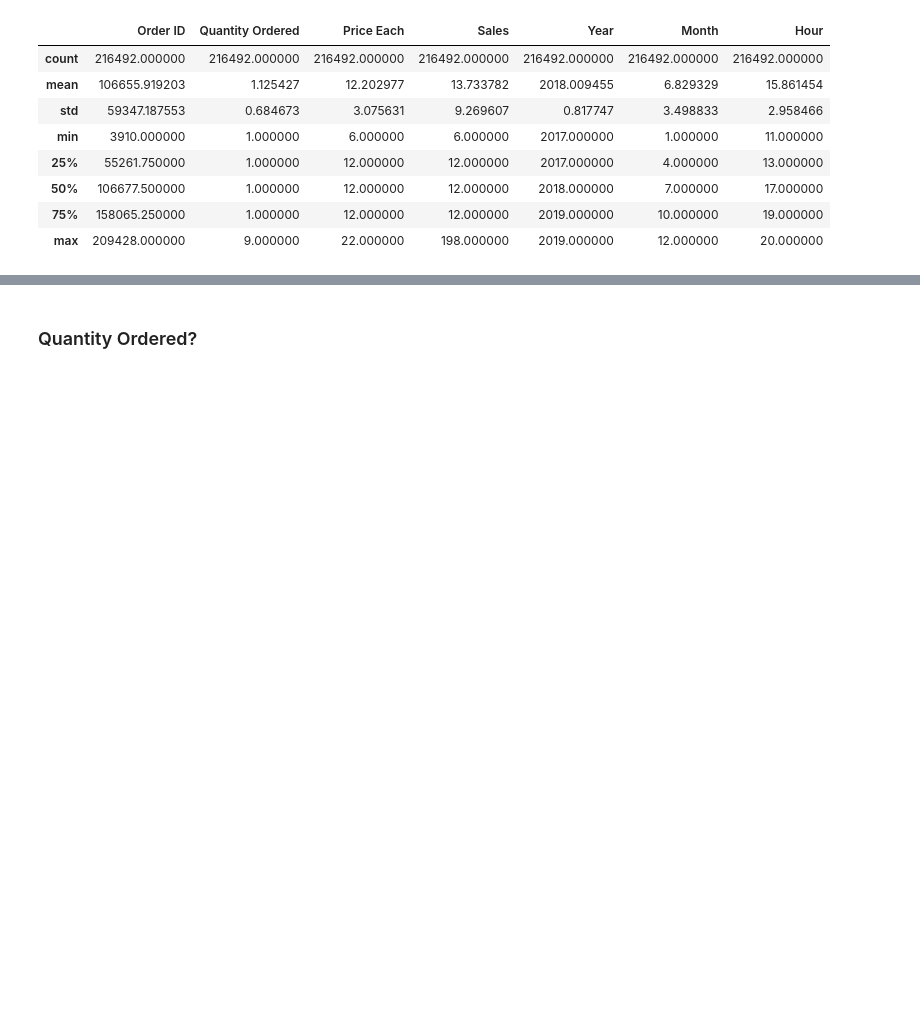
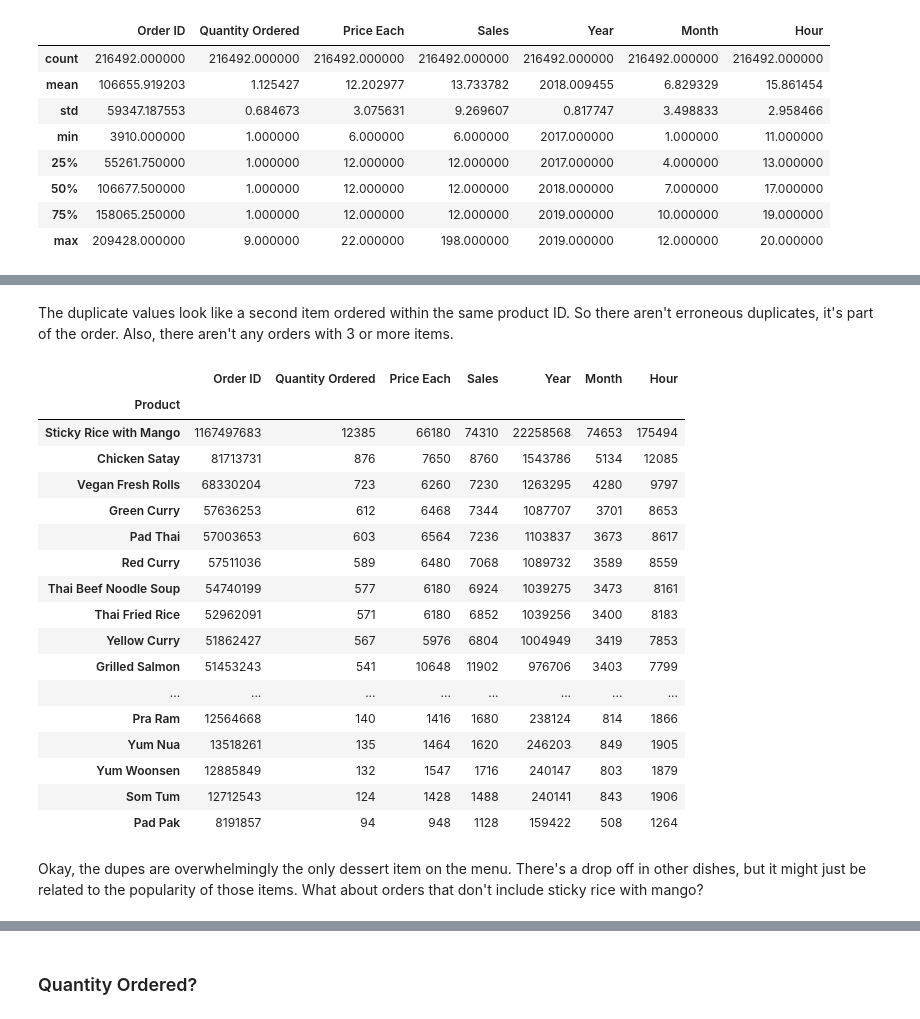
Before and after one commit to onederekchen/thaitanic, a Jupyter notebook: analysis + experimentation/data_analysis.ipynb, the cells around one changed output, grey strips where cells are left out. Cells and saved outputs as stored; diff of their text form; code cells hidden in the pictures; blank space fills up the shorter version.

```diff
--- a/analysis + experimentation/data_analysis.ipynb
+++ b/analysis + experimentation/data_analysis.ipynb
@@ -159,0 +111,7 @@ df.loc[(df['Order ID'] == 209426)]  # example dupe value
+# %%
+dupes_df = df.loc[(df['Order ID'].duplicated(keep=False))]
+dupes_df
+
+# check for more than 2 dupes in one order (none found)
+# grouped_df = df.groupby('Order ID').count()
+# grouped_df.loc[(grouped_df['Product'])>2]
@@ -159,0 +132,25 @@ df.loc[(df['Order ID'] == 209426)]  # example dupe value
+# %% [markdown]
+The duplicate values look like a second item ordered within the same product ID. So there aren't erroneous duplicates, it's part of the order. Also, there aren't any orders with 3 or more items.
+# %%
+dupes_df.groupby('Product').sum().sort_values(by='Quantity Ordered', ascending=False)
+# %% [output]
+|  | Order ID | Quantity Ordered | Price Each | Sales | Year | Month | Hour |
+| Product |  |  |  |  |  |  |  |
+| Sticky Rice with Mango | 1167497683 | 12385 | 66180 | 74310 | 22258568 | 74653 | 175494 |
+| Chicken Satay | 81713731 | 876 | 7650 | 8760 | 1543786 | 5134 | 12085 |
+| Vegan Fresh Rolls | 68330204 | 723 | 6260 | 7230 | 1263295 | 4280 | 9797 |
+| Green Curry | 57636253 | 612 | 6468 | 7344 | 1087707 | 3701 | 8653 |
+| Pad Thai | 57003653 | 603 | 6564 | 7236 | 1103837 | 3673 | 8617 |
+| Red Curry | 57511036 | 589 | 6480 | 7068 | 1089732 | 3589 | 8559 |
+| Thai Beef Noodle Soup | 54740199 | 577 | 6180 | 6924 | 1039275 | 3473 | 8161 |
+| Thai Fried Rice | 52962091 | 571 | 6180 | 6852 | 1039256 | 3400 | 8183 |
+| Yellow Curry | 51862427 | 567 | 5976 | 6804 | 1004949 | 3419 | 7853 |
+| Grilled Salmon | 51453243 | 541 | 10648 | 11902 | 976706 | 3403 | 7799 |
+| ... | ... | ... | ... | ... | ... | ... | ... |
+| Pra Ram | 12564668 | 140 | 1416 | 1680 | 238124 | 814 | 1866 |
+| Yum Nua | 13518261 | 135 | 1464 | 1620 | 246203 | 849 | 1905 |
+| Yum Woonsen | 12885849 | 132 | 1547 | 1716 | 240147 | 803 | 1879 |
+| Som Tum | 12712543 | 124 | 1428 | 1488 | 240141 | 843 | 1906 |
+| Pad Pak | 8191857 | 94 | 948 | 1128 | 159422 | 508 | 1264 |
+# %% [markdown]
+Okay, the dupes are overwhelmingly the only dessert item on the menu. There's a drop off in other dishes, but it might just be related to the popularity of those items. What about orders that don't include sticky rice with mango?
```
Also changed, not shown: parts of 34 cells of this notebook, 1 other file.
